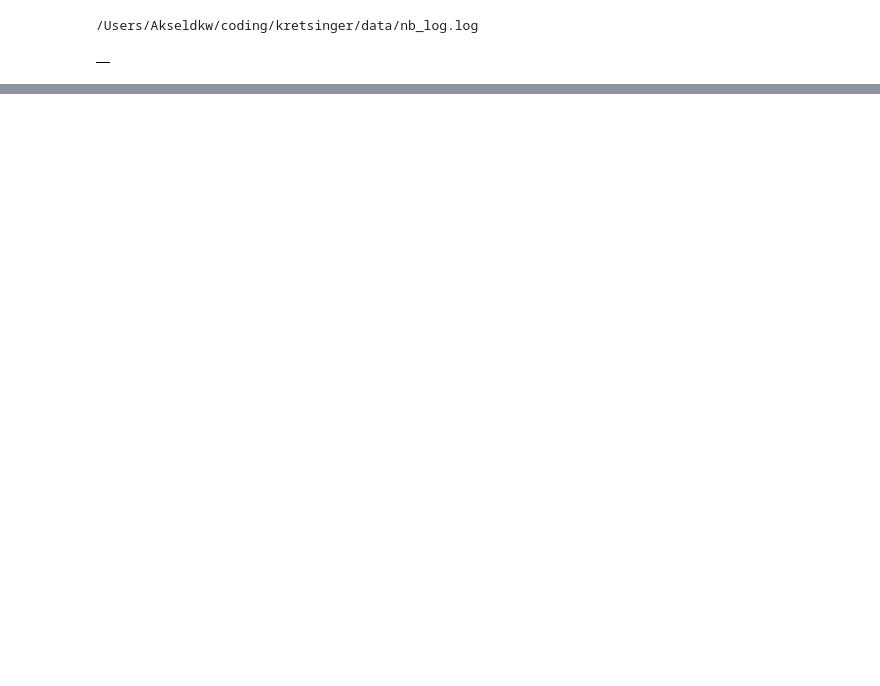
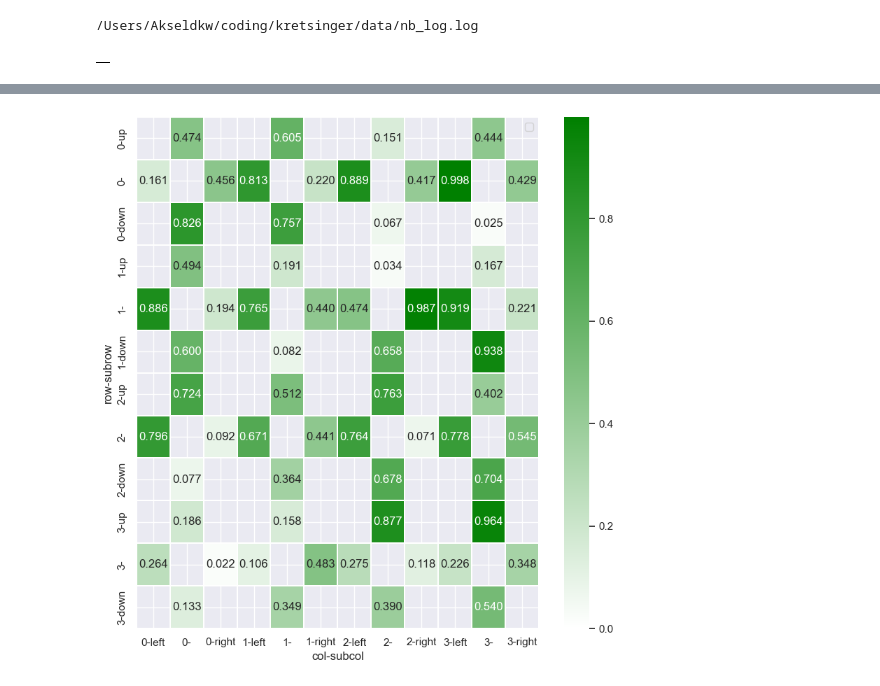
Before and after one commit to akseldkw07/kretsinger, a Jupyter notebook: TEMPLATETEMPLATE.ipynb, the cells around one changed output, grey strips where cells are left out. Cells and saved outputs as stored; diff of their text form; code cells hidden in the pictures; blank space fills up the shorter version.

```diff
--- a/TEMPLATETEMPLATE.ipynb
+++ b/TEMPLATETEMPLATE.ipynb
@@ -33,0 +77,4 @@ uks_display.q_to_expanded_grid(Q)
+# %%
+fig
+# %% [output]
+[figure, added]
```
Also changed, not shown: parts of 9 cells of this notebook, 20 other files.
